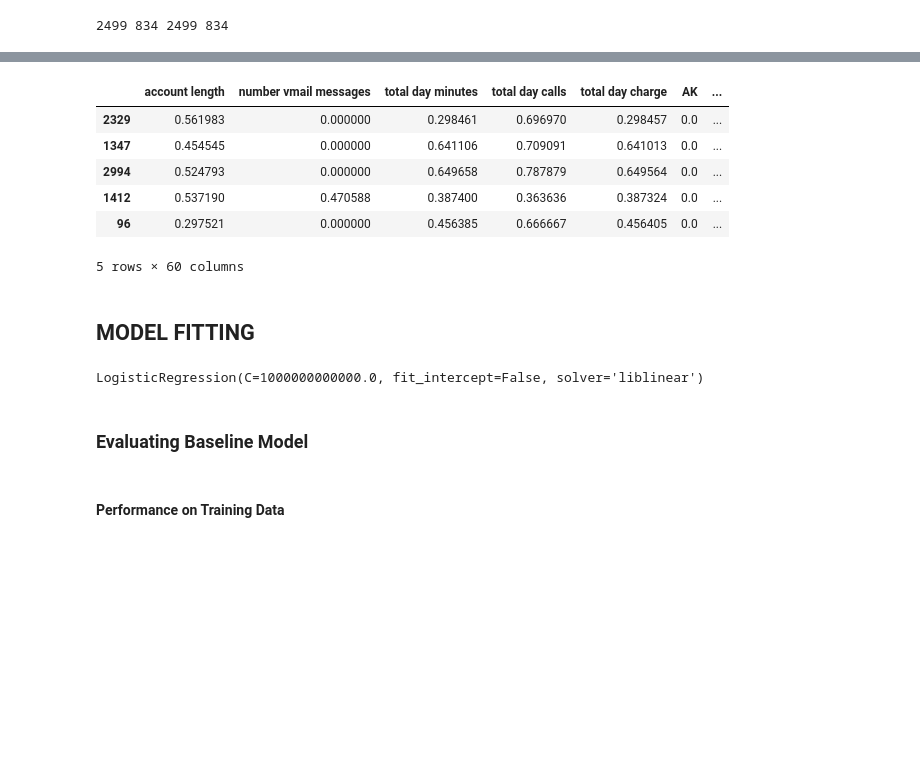
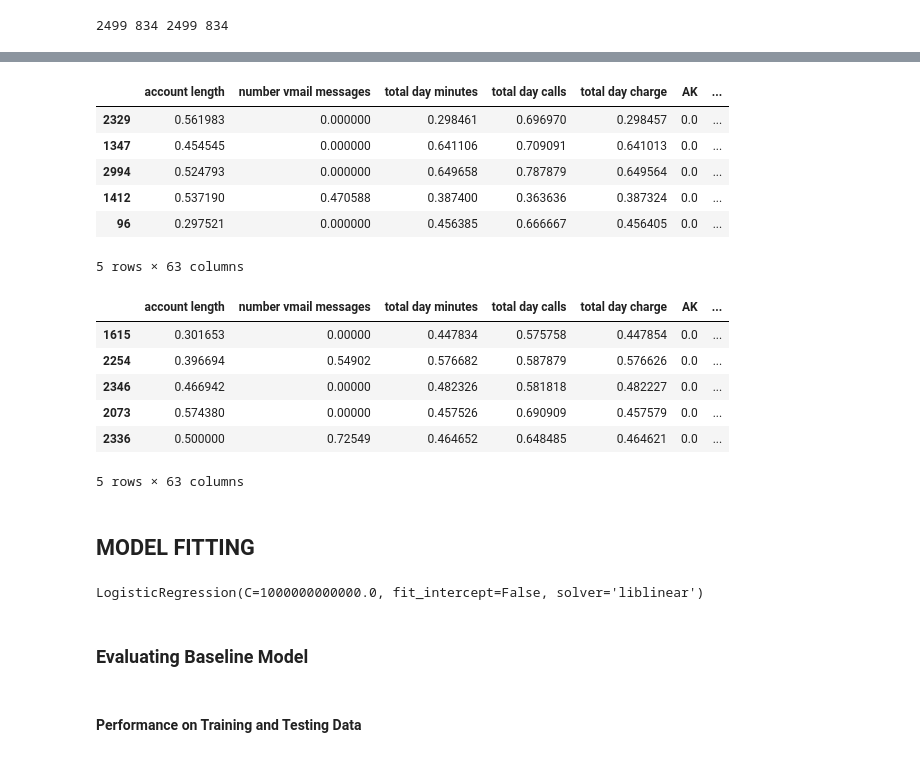
Before and after one commit to kriung/Phase-III-Project, a Jupyter notebook: syriatel_customer_churn.ipynb, the cells around one changed output, grey strips where cells are left out. Cells and saved outputs as stored; diff of their text form; code cells hidden in the pictures; blank space fills up the shorter version.

```diff
--- a/syriatel_customer_churn.ipynb
+++ b/syriatel_customer_churn.ipynb
@@ -162,8 +176,8 @@ X_train_scaled = pd.DataFrame(scaler.transform(X_train_numeric), index = X_train
                               columns = X_train_numeric.columns)
 # %%
 # concatenating everything back together
-X_train_full = pd.concat([X_train_scaled, X_train_ohe], axis = 1)
-X_train_full.head()
+X_train_processed = pd.concat([X_train_scaled, X_train_ohe], axis = 1)
+X_train_processed.head()
 # %% [output]
 |  | account length | number vmail messages | total day minutes | total day calls | total day charge | AK | ... |
 | 2329 | 0.561983 | 0.000000 | 0.298461 | 0.696970 | 0.298457 | 0.0 | ... |
@@ -171,19 +185,50 @@ X_train_full.head()
 | 2994 | 0.524793 | 0.000000 | 0.649658 | 0.787879 | 0.649564 | 0.0 | ... |
 | 1412 | 0.537190 | 0.470588 | 0.387400 | 0.363636 | 0.387324 | 0.0 | ... |
 | 96 | 0.297521 | 0.000000 | 0.456385 | 0.666667 | 0.456405 | 0.0 | ... |
-5 rows × 60 columns
+5 rows × 63 columns
+# %%
+#One Hot Encoding Categorical Variables
+X_test_categorical = X_test[['state', 'area code', 'international plan', 'voice mail plan']]
+# %%
+
+ohe.transform(X_train_categorical)
+X_test_ohe = pd.DataFrame(ohe.transform(X_test_categorical), index = X_test_categorical.index,
+                           columns = np.hstack(ohe.categories_))
+# %%
+# Normalizing/ scaling numeric features
+X_test_numeric = X_test[['account length', 'number vmail messages', 'total day minutes',
+                            'total day calls', 'total day charge']]
+scaler.transform(X_test_numeric)
+X_test_scaled = pd.DataFrame(scaler.transform(X_test_numeric), index = X_test_numeric.index,
+                              columns = X_test_numeric.columns)
+# %%
+# concatenating everything back together
+X_test_processed = pd.concat([X_test_scaled, X_test_ohe], axis = 1)
+X_test_processed.head()
+# %% [output]
+|  | account length | number vmail messages | total day minutes | total day calls | total day charge | AK | ... |
+| 1615 | 0.301653 | 0.00000 | 0.447834 | 0.575758 | 0.447854 | 0.0 | ... |
+| 2254 | 0.396694 | 0.54902 | 0.576682 | 0.587879 | 0.576626 | 0.0 | ... |
+| 2346 | 0.466942 | 0.00000 | 0.482326 | 0.581818 | 0.482227 | 0.0 | ... |
+| 2073 | 0.574380 | 0.00000 | 0.457526 | 0.690909 | 0.457579 | 0.0 | ... |
+| 2336 | 0.500000 | 0.72549 | 0.464652 | 0.648485 | 0.464621 | 0.0 | ... |
+5 rows × 63 columns
 # %% [markdown]
 ## MODEL FITTING
-# %%
-#Fitting a Baseline Vanilla Logistic regression model
-logreg = LogisticRegression(fit_intercept = False, C = 1e12, solver = 'liblinear')
-model_log = logreg.fit(X_train_full, y_train)
-model_log
-# %% [output]
-LogisticRegression(C=1000000000000.0, fit_intercept=False, solver='liblinear')
+# %%
+#Fitting a Vanilla baseline Logistic Regression model
+# Convert feature names to strings
+X_train_processed.columns = X_train_full.columns.astype(str)
+X_test_processed.columns = X_test_full.columns.astype(str)
+# Now, you can fit the Logistic Regression model again
+logreg = LogisticRegression(fit_intercept=False, C=1e12, solver='liblinear')
+model_log = logreg.fit(X_train_processed, y_train)
+print(model_log)
+# %% [output]
+LogisticRegression(C=1000000000000.0, fit_intercept=False, solver='liblinear')
 # %% [markdown]
 ### Evaluating Baseline Model
 # %% [markdown]
-#### Performance on Training Data
+#### Performance on Training and Testing Data
 # %%
 
```
Also changed, not shown: parts of 50 cells of this notebook.
